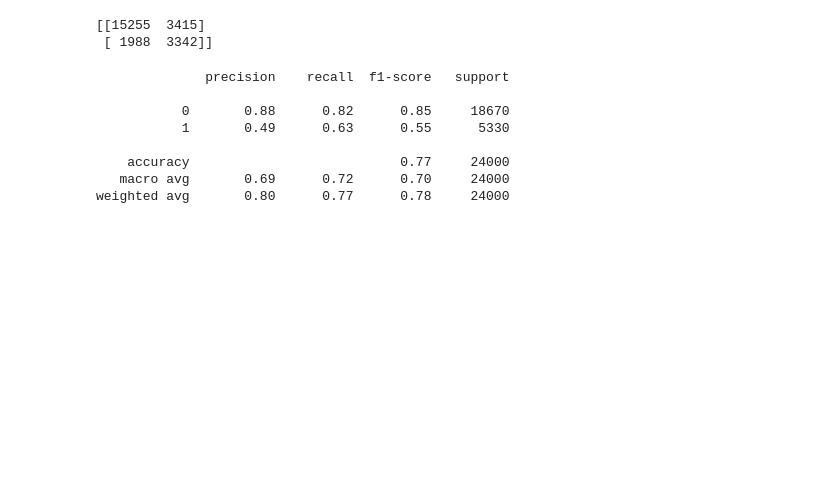
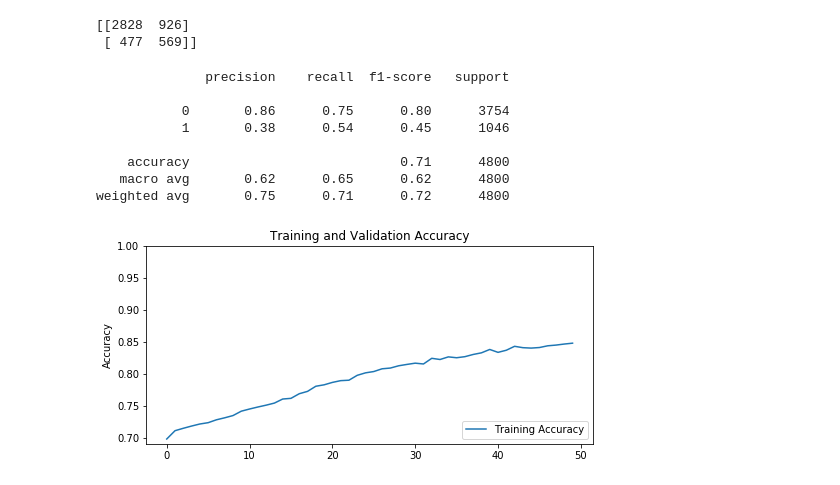
Before and after one commit to thuvarahan97/DataStorm1.0_TeamFixzels, a Jupyter notebook: Day2/neural_network.ipynb, the cells around one changed output. Drawn from its saved outputs; the diff is of its cells as text; code cells hidden in the pictures; blank space fills up the shorter version.

```diff
--- a/Day2/neural_network.ipynb
+++ b/Day2/neural_network.ipynb
@@ -177,9 +191,10 @@ X_train_res, y_train_res = sm.fit_sample(X_train_res, y_train_res.ravel())
 # %%
 # define the keras model
 model = Sequential()
-model.add(Dense(100, input_dim=24, activation='relu'))
-model.add(Dense(50, activation='relu'))
-model.add(Dense(8, activation='relu'))
+model.add(Dense(256, input_dim=24, activation='relu'))
+model.add(Dense(512, activation='relu'))
+model.add(Dense(1024, activation='relu'))
+model.add(Dense(2048, activation='relu'))
 model.add(Dense(1, activation='sigmoid'))
 # %%
 # compile the keras model
@@ -191,4 +202,4 @@ model.compile(loss='binary_crossentropy', optimizer='adam', metrics=['accuracy']
 # %%
 # fit the keras model on the dataset
-model.fit(X_train_res, y_train_res, epochs=10)
+history = model.fit(X_train_res, y_train_res, epochs=50)
 # %% [output]
@@ -221,20 +228,38 @@ y_pred = model.predict(X_train)
 y_pred_rounded = [round(x[0]) for x in y_pred]
 # %%
 from sklearn.metrics import confusion_matrix
-confusion_matrix = confusion_matrix(y_train, y_pred_rounded)
+confusion_matrix = confusion_matrix(y_test, y_pred_rounded)
 print(confusion_matrix)
 # %% [output]
-[[15255  3415]
- [ 1988  3342]]
+[[2828  926]
+ [ 477  569]]
 # %%
 from sklearn.metrics import classification_report
-print(classification_report(y_train, y_pred_rounded))
+print(classification_report(y_test, y_pred_rounded))
 # %% [output]
               precision    recall  f1-score   support
 
-           0       0.88      0.82      0.85     18670
-           1       0.49      0.63      0.55      5330
+           0       0.86      0.75      0.80      3754
+           1       0.38      0.54      0.45      1046
 
-    accuracy                           0.77     24000
-   macro avg       0.69      0.72      0.70     24000
-weighted avg       0.80      0.77      0.78     24000
+    accuracy                           0.71      4800
+   macro avg       0.62      0.65      0.62      4800
+weighted avg       0.75      0.71      0.72      4800
+# %%
+acc = history.history['acc']
+# val_acc = history.history['val_acc']
+
+loss = history.history['loss']
+# val_loss = history.history['val_loss']
+
+plt.figure(figsize=(8, 8))
+plt.subplot(2, 1, 1)
+plt.plot(acc, label='Training Accuracy')
+# plt.plot(val_acc, label='Validation Accuracy')
+plt.legend(loc='lower right')
+plt.ylabel('Accuracy')
+plt.ylim([min(plt.ylim()),1])
+plt.title('Training and Validation Accuracy')
+plt.show()
+# %% [output]
+[figure, added]
```
Also changed, not shown: parts of 19 cells of this notebook.
